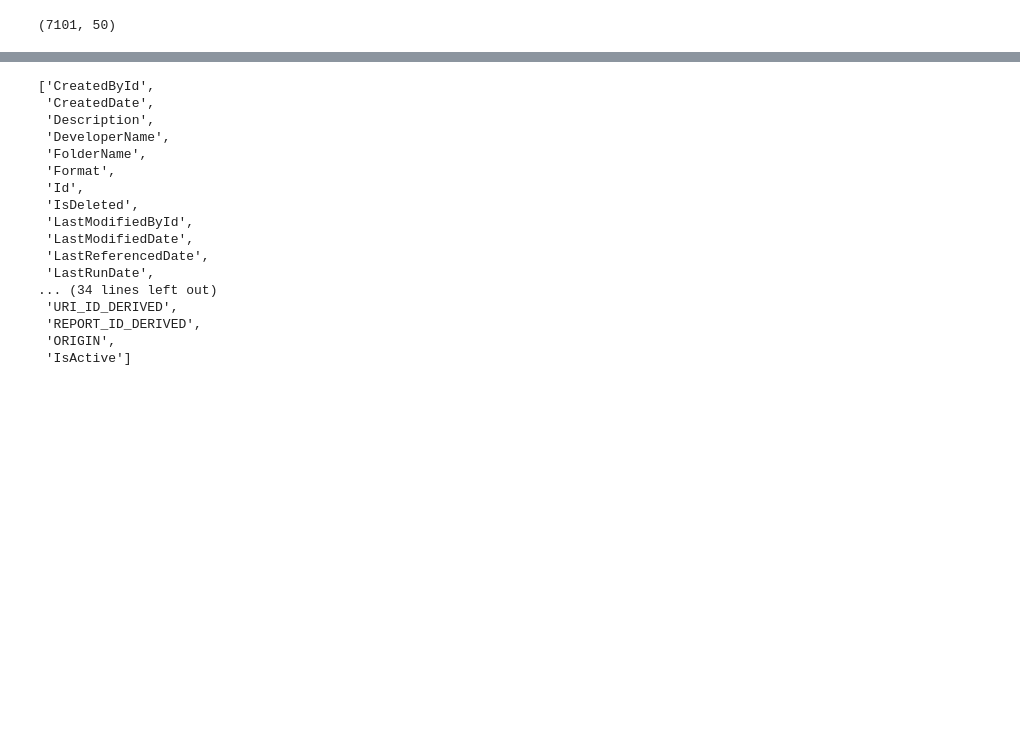
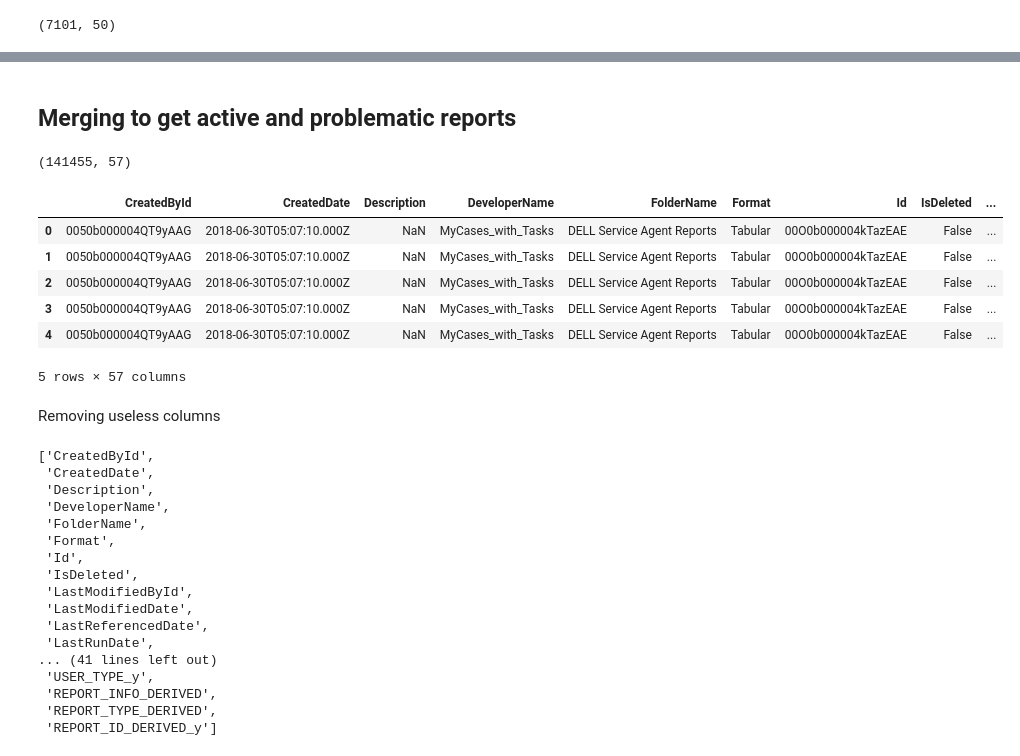
Before and after one commit to dell-splab/lightning-analysis, a Jupyter notebook: 1.4 What kind of users are running these reports.ipynb, the cells around one changed output, grey strips where cells are left out. Drawn from its saved outputs; the diff is of its cells as text; code cells hidden in the pictures; blank space fills up the shorter version.

Commit message:
analyzing user_type and name

```diff
--- a/1.4 What kind of users are running these reports.ipynb
+++ b/1.4 What kind of users are running these reports.ipynb
@@ -34,0 +49,3 @@ active_reports.shape
+# %%
+# Remove missing values in any of the following columns
+pageview_ept = pageview_ept.dropna(subset=['REPORT_ID_DERIVED'])
@@ -34,0 +54,4 @@ active_reports.shape
+# %%
+pageview_ept = pageview_ept[pageview_ept.EFFECTIVE_PAGE_TIME.isna()]
+# %%
+pageview_ept = pageview_ept[pageview_ept.DURATION > 60000] # 60s -> 60000ms
@@ -35,5 +67,26 @@ active_reports.shape
+# %% [markdown]
+## Merging to get active and problematic reports
+# %%
+active_and_problematic_reports  = pd.merge(left=active_reports, right=pageview_ept,
+                                           left_on="Id", right_on="REPORT_ID_DERIVED")
+# %%
+active_and_problematic_reports.shape
+# %% [output]
+(141455, 57)
+# %%
+active_and_problematic_reports.head()
+# %% [output]
+|  | CreatedById | CreatedDate | Description | DeveloperName | FolderName | Format | Id | IsDeleted | ... |
+| 0 | 0050b000004QT9yAAG | 2018-06-30T05:07:10.000Z | NaN | MyCases_with_Tasks | DELL Service Agent Reports | Tabular | 00O0b000004kTazEAE | False | ... |
+| 1 | 0050b000004QT9yAAG | 2018-06-30T05:07:10.000Z | NaN | MyCases_with_Tasks | DELL Service Agent Reports | Tabular | 00O0b000004kTazEAE | False | ... |
+| 2 | 0050b000004QT9yAAG | 2018-06-30T05:07:10.000Z | NaN | MyCases_with_Tasks | DELL Service Agent Reports | Tabular | 00O0b000004kTazEAE | False | ... |
+| 3 | 0050b000004QT9yAAG | 2018-06-30T05:07:10.000Z | NaN | MyCases_with_Tasks | DELL Service Agent Reports | Tabular | 00O0b000004kTazEAE | False | ... |
+| 4 | 0050b000004QT9yAAG | 2018-06-30T05:07:10.000Z | NaN | MyCases_with_Tasks | DELL Service Agent Reports | Tabular | 00O0b000004kTazEAE | False | ... |
+5 rows × 57 columns
+# %% [markdown]
+Removing useless columns
 # %%
-list(active_reports.columns)
+list(active_and_problematic_reports.columns)
 # %% [output]
 ['CreatedById',
  'CreatedDate',
@@ -47,8 +100,8 @@ list(active_reports.columns)
  'LastModifiedDate',
  'LastReferencedDate',
  'LastRunDate',
-... (34 lines left out)
- 'URI_ID_DERIVED',
- 'REPORT_ID_DERIVED',
- 'ORIGIN',
- 'IsActive']
+... (41 lines left out)
+ 'USER_TYPE_y',
+ 'REPORT_INFO_DERIVED',
+ 'REPORT_TYPE_DERIVED',
+ 'REPORT_ID_DERIVED_y']
```
Also changed, not shown: parts of 38 cells of this notebook.
